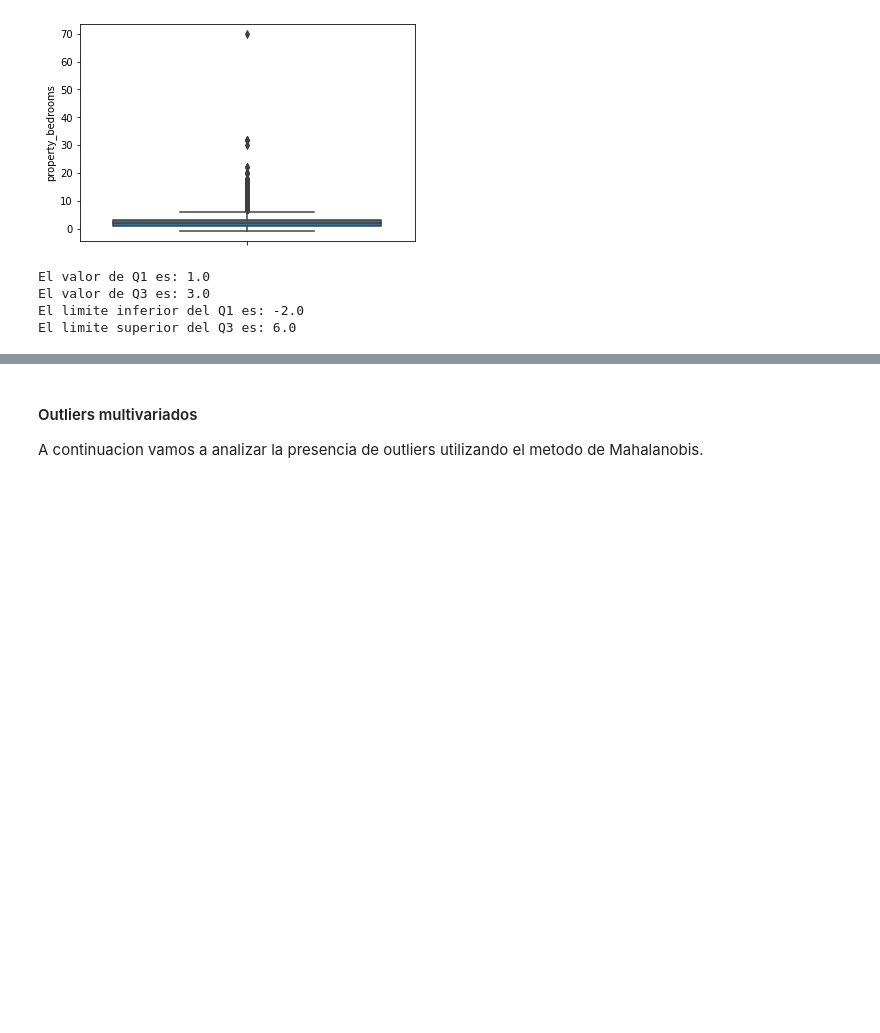
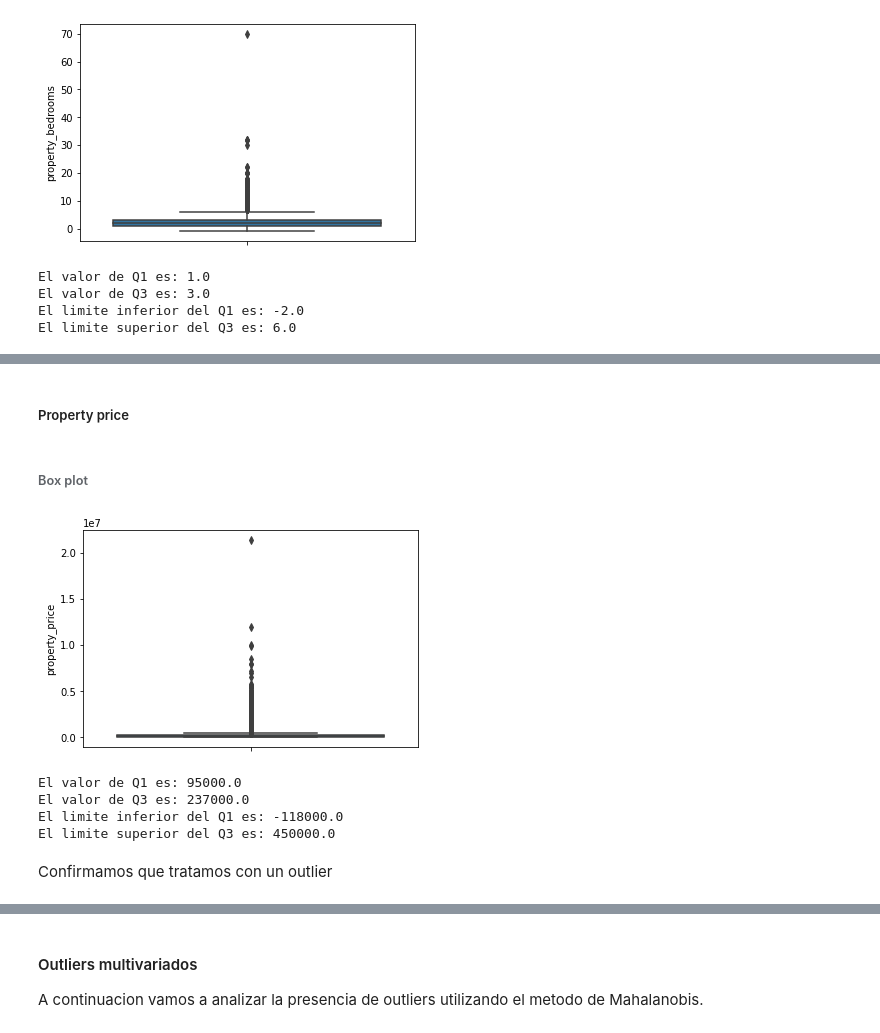
Before and after one commit to valencorrea/7506R-2C2022-GRUPO14, a Jupyter notebook: 7506R_TP1_GRUPO14_ENTREGA_ds.ipynb, the cells around one changed output, grey strips where cells are left out. Saved outputs shown, nothing was run; the diff lists cells and outputs as text; code cells hidden in the pictures; blank space fills up the shorter version.

```diff
--- a/7506R_TP1_GRUPO14_ENTREGA_ds.ipynb
+++ b/7506R_TP1_GRUPO14_ENTREGA_ds.ipynb
@@ -417,0 +533,5 @@ El limite superior del Q3 es: 6.0
+# %%
+mediana_bedroom=np.median(df.property_bedrooms)
+MAD=np.median(np.absolute(df.property_bedrooms-mediana_bedroom))
+
+df['zm_bedrooms']=(df.property_bedrooms - mediana_bedroom)*0.6745/MAD
@@ -417,0 +548,32 @@ El limite superior del Q3 es: 6.0
+# %% [markdown]
+##### Property price
+# %% [markdown]
+###### Box plot
+# %%
+sns.boxplot(y=df.property_price)
+plt.show()
+# %% [output]
+[figure, added]
+# %%
+# Cuartiles
+Q1_property_price=df.describe().get("property_price").get("25%")
+Q3_property_price=df.describe().get("property_price").get("75%")
+
+print("El valor de Q1 es:", Q1_property_price)
+print("El valor de Q3 es:", Q3_property_price)
+
+# Rango intercuartil
+IQR_property_price=Q3_property_price-Q1_property_price
+
+# Limites Outliers
+out_inf=Q1_property_price-1.5*IQR_property_price
+out_sup=Q3_property_price+1.5*IQR_property_price
+print("El limite inferior del Q1 es:", out_inf)
+print("El limite superior del Q3 es:", out_sup)
+# %% [output]
+El valor de Q1 es: 95000.0
+El valor de Q3 es: 237000.0
+El limite inferior del Q1 es: -118000.0
+El limite superior del Q3 es: 450000.0
+# %% [markdown]
+Confirmamos que tratamos con un outlier
```
Also changed, not shown: parts of 39 cells of this notebook.
